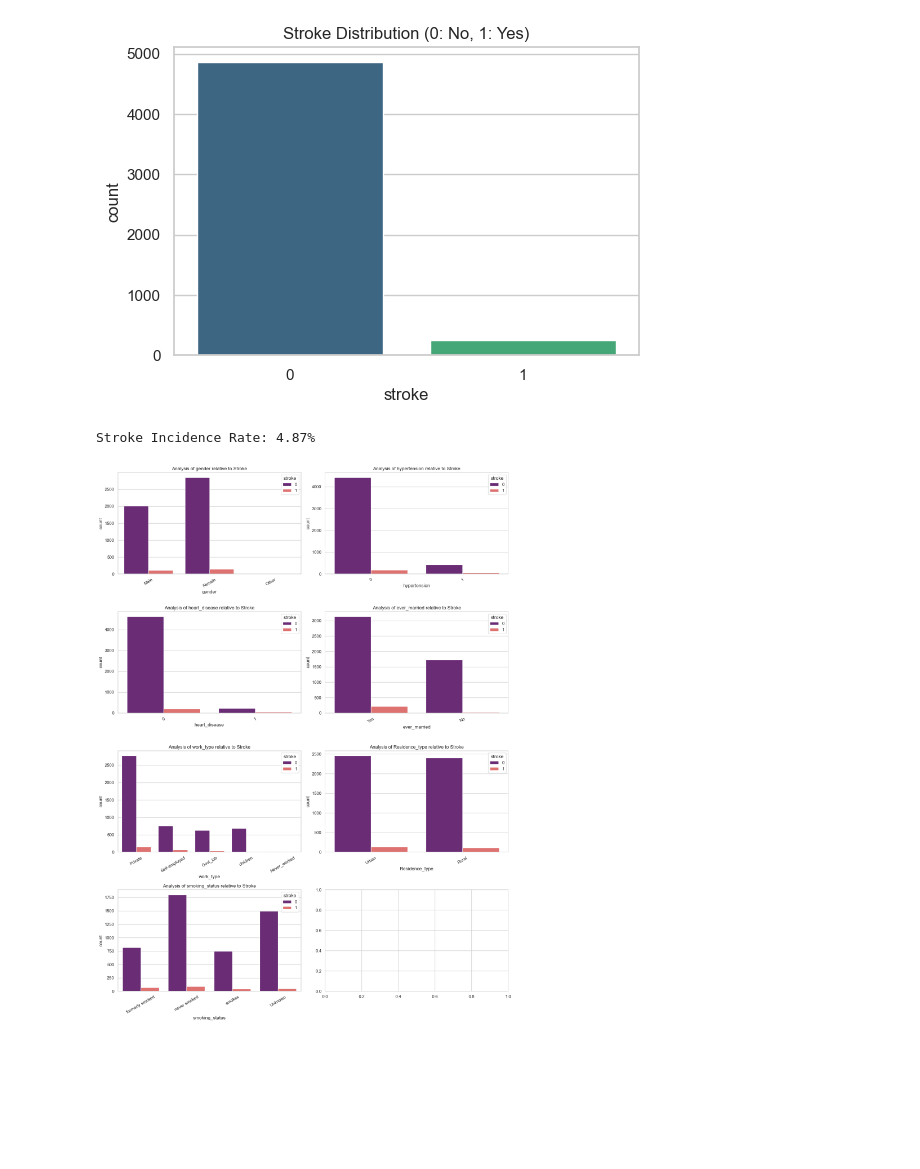
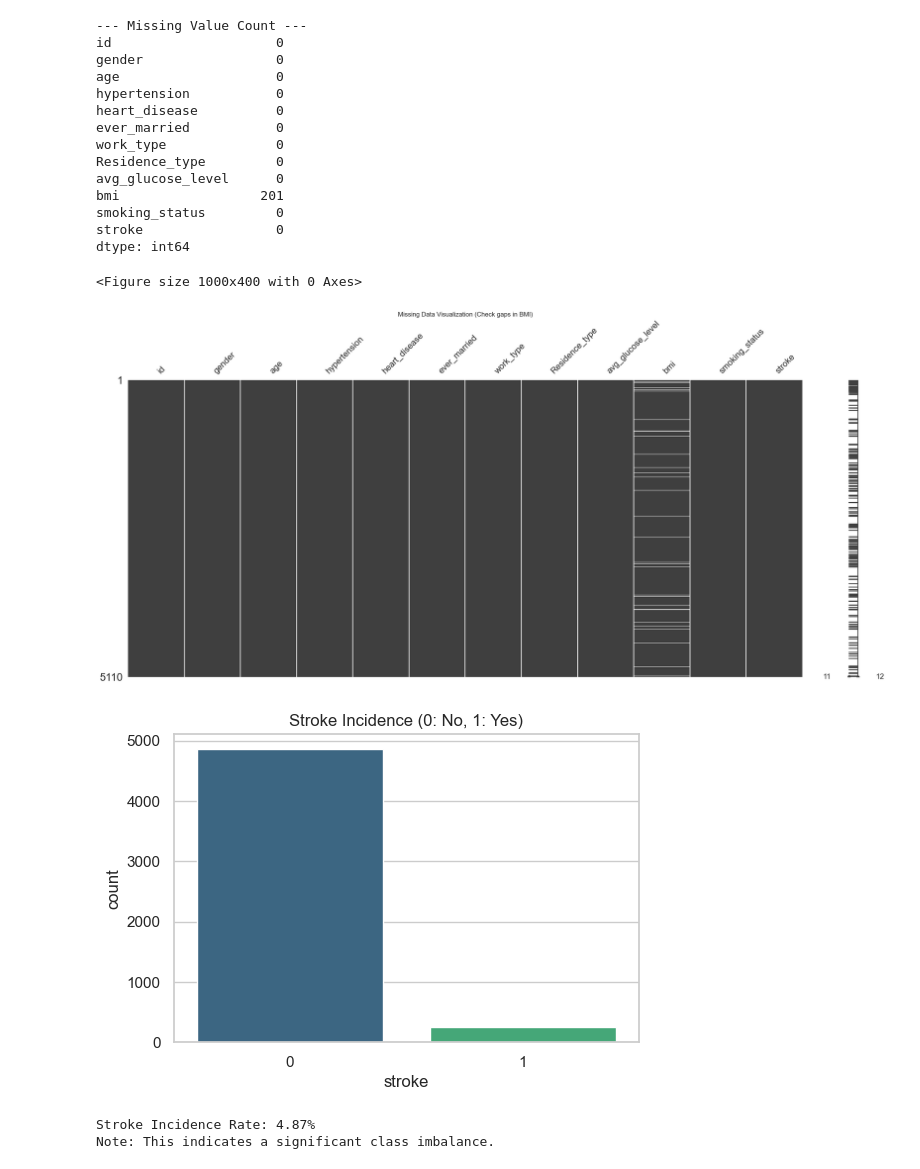
Before and after one commit to PhanVanMinhTien/ml-project, a Jupyter notebook: notebooks/eda_stroke.ipynb, the cells around one changed output. Cells and saved outputs as stored; diff of their text form; code cells hidden in the pictures; blank space fills up the shorter version.

```diff
--- a/notebooks/eda_stroke.ipynb
+++ b/notebooks/eda_stroke.ipynb
@@ -81,37 +88,49 @@ dtype: int64
 # %%
 # ============================================================
-# Cell 3: Target Variable Distribution (Stroke)
+# Cell 3: Missing Value Analysis
 # ============================================================
-plt.figure(figsize=(6, 4))
-# sns.countplot(x='stroke', data=df, palette='viridis')
-sns.countplot(x='stroke', data=df, hue='stroke', palette='viridis', legend=False)
-plt.title('Stroke Distribution (0: No, 1: Yes)')
+print("--- Missing Value Count ---")
+print(df.isnull().sum())
+
+# Visualizing missing values using missingno matrix
+plt.figure(figsize=(10, 4))
+msno.matrix(df)
+plt.title("Missing Data Visualization (Check gaps in BMI)")
 plt.show()
-
-# Calculate the imbalance percentage
-stroke_pct = df['stroke'].value_counts(normalize=True) * 100
-print(f"Stroke Incidence Rate: {stroke_pct[1]:.2f}%")
 # %% [output]
+--- Missing Value Count ---
+id                     0
+gender                 0
+age                    0
+hypertension           0
+heart_disease          0
+ever_married           0
+work_type              0
+Residence_type         0
+avg_glucose_level      0
+bmi                  201
+smoking_status         0
+stroke                 0
+dtype: int64
+<Figure size 1000x400 with 0 Axes>
-[figure, old version]
+[figure, new version]
-Stroke Incidence Rate: 4.87%
 # %%
 # ============================================================
-# Cell 4: Categorical Features vs Target
+# Cell 4: Target Variable Distribution (Stroke)
 # ============================================================
-# Identifying columns that require Encoding
-cat_features = ['gender', 'hypertension', 'heart_disease', 'ever_married', 'work_type', 'Residence_type', 'smoking_status']
+plt.figure(figsize=(6, 4))
+# Fixed: Assigned 'x' to 'hue' and set legend=False to avoid FutureWarnings
+sns.countplot(x='stroke', data=df, hue='stroke', palette='viridis', legend=False)
+plt.title('Stroke Incidence (0: No, 1: Yes)')
+plt.show()
 
-fig, axes = plt.subplots(4, 2, figsize=(15, 20))
-axes = axes.flatten()
-
-for i, col in enumerate(cat_features):
-    sns.countplot(x=col, hue='stroke', data=df, ax=axes[i], palette='magma')
-    axes[i].set_title(f'Analysis of {col} relative to Stroke')
-    axes[i].tick_params(axis='x', rotation=30)
-
-plt.tight_layout()
-plt.show()
+# Calculate the imbalance percentage
+stroke_pct = df['stroke'].value_counts(normalize=True) * 100
+print(f"Stroke Incidence Rate: {stroke_pct[1]:.2f}%")
+print("Note: This indicates a significant class imbalance.")
 # %% [output]
-[figure, old version]
+[figure, new version]
+Stroke Incidence Rate: 4.87%
+Note: This indicates a significant class imbalance.
 # %%
 # ============================================================
```
Also changed, not shown: parts of 6 cells of this notebook, 1 other file.
